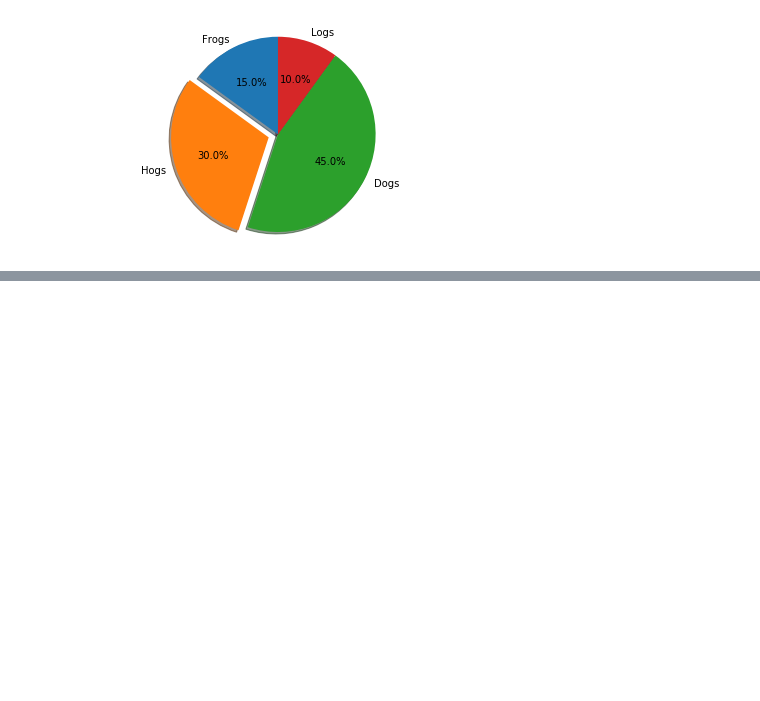
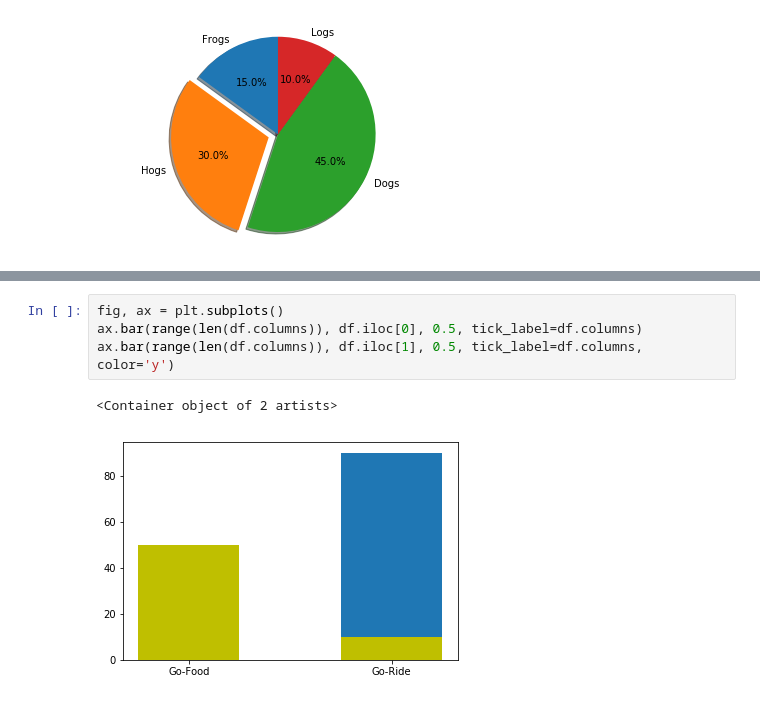
Before and after one commit to philogynic/notebooks, a Jupyter notebook: DataVisualization.ipynb, the cells around one changed output, grey strips where cells are left out. Cells and saved outputs as stored; diff of their text form; blank space fills up the shorter version.

```diff
--- a/DataVisualization.ipynb
+++ b/DataVisualization.ipynb
@@ -34,0 +61,7 @@ plt.show()
+# %%
+fig, ax = plt.subplots()
+ax.bar(range(len(df.columns)), df.iloc[0], 0.5, tick_label=df.columns)
+ax.bar(range(len(df.columns)), df.iloc[1], 0.5, tick_label=df.columns, color='y')
+# %% [output]
+<Container object of 2 artists>
+[figure, added]
```
Also changed, not shown: parts of 16 cells of this notebook, 3 other files.
